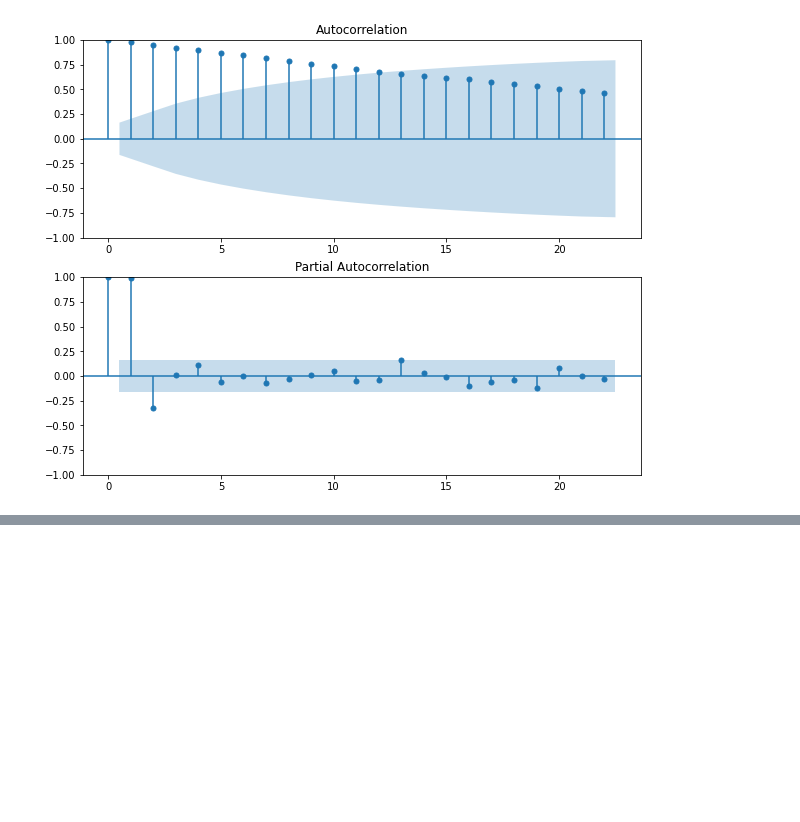
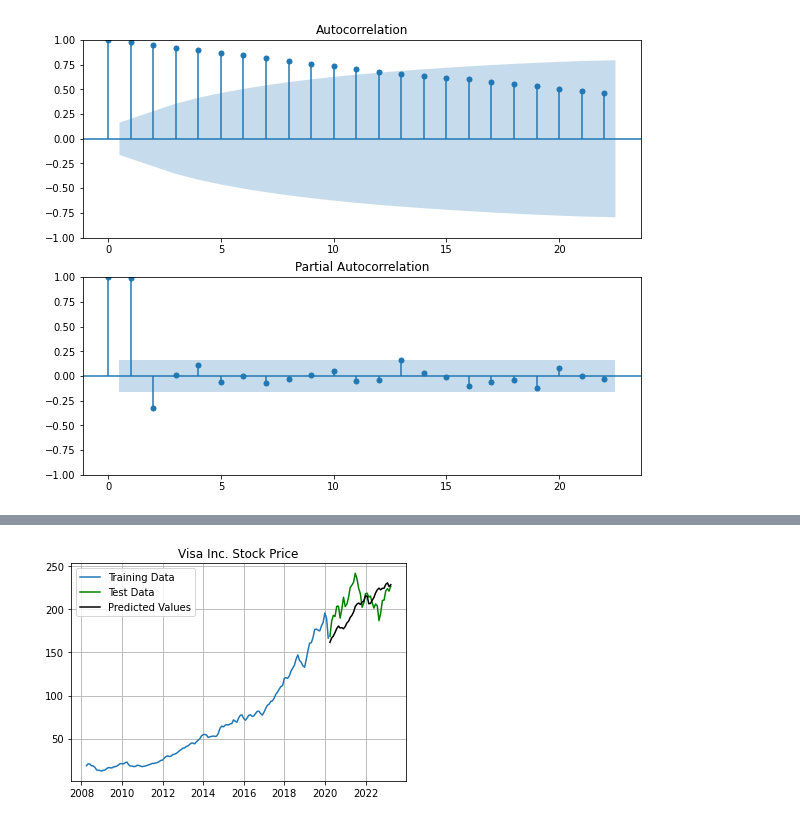
Before and after one commit to bragesolheim/G13_DAT550, a Jupyter notebook: non_seasonal_stock.ipynb, the cells around one changed output, grey strips where cells are left out. Cells and saved outputs as stored; diff of their text form; code cells hidden in the pictures; blank space fills up the shorter version.

Commit message:
fit model visa

```diff
--- a/non_seasonal_stock.ipynb
+++ b/non_seasonal_stock.ipynb
@@ -134,2 +135,5 @@ All values: (-4.984899645966705, 2.3772094403086682e-05, 14, 127, {'1%': -3.4829
 [figure]
 [figure]
+# %%
+model_fit = sm.tsa.statespace.SARIMAX(train_data, order=(1, 1, 1), seasonal_order=(1, 1, 1, 12)).fit() # (p, d, q), (P, D, Q, S)
+model_fit.summary()
@@ -135,0 +161,13 @@ All values: (-4.984899645966705, 2.3772094403086682e-05, 14, 127, {'1%': -3.4829
+# %%
+predictions = model_fit.predict(start=train_size, end=train_size+test_size-1)
+
+# Plot the predictions
+plt.plot(train_data, label='Training Data')
+plt.plot(test_data, label='Test Data', color='green')
+plt.plot(predictions, label='Predicted Values', color='black')
+plt.title('Visa Inc. Stock Price')
+plt.legend()
+plt.grid()
+plt.show()
+# %% [output]
+[figure, added]
```
Also changed, not shown: parts of 6 cells of this notebook.
